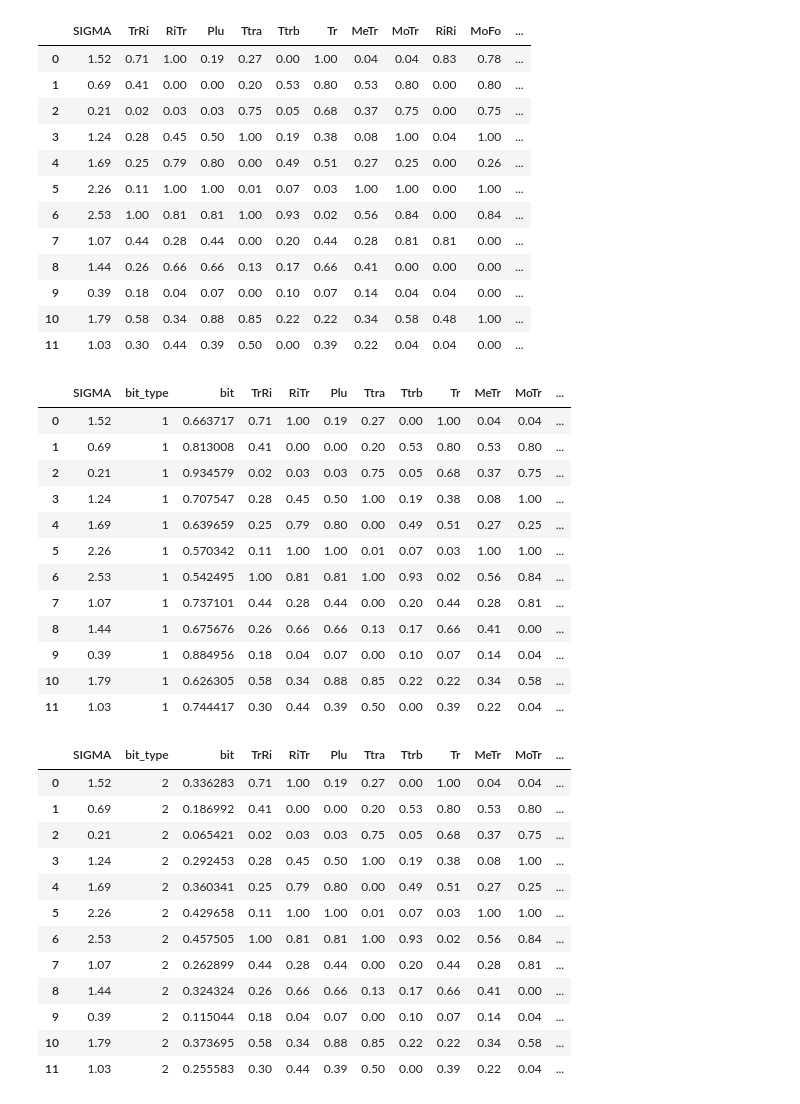
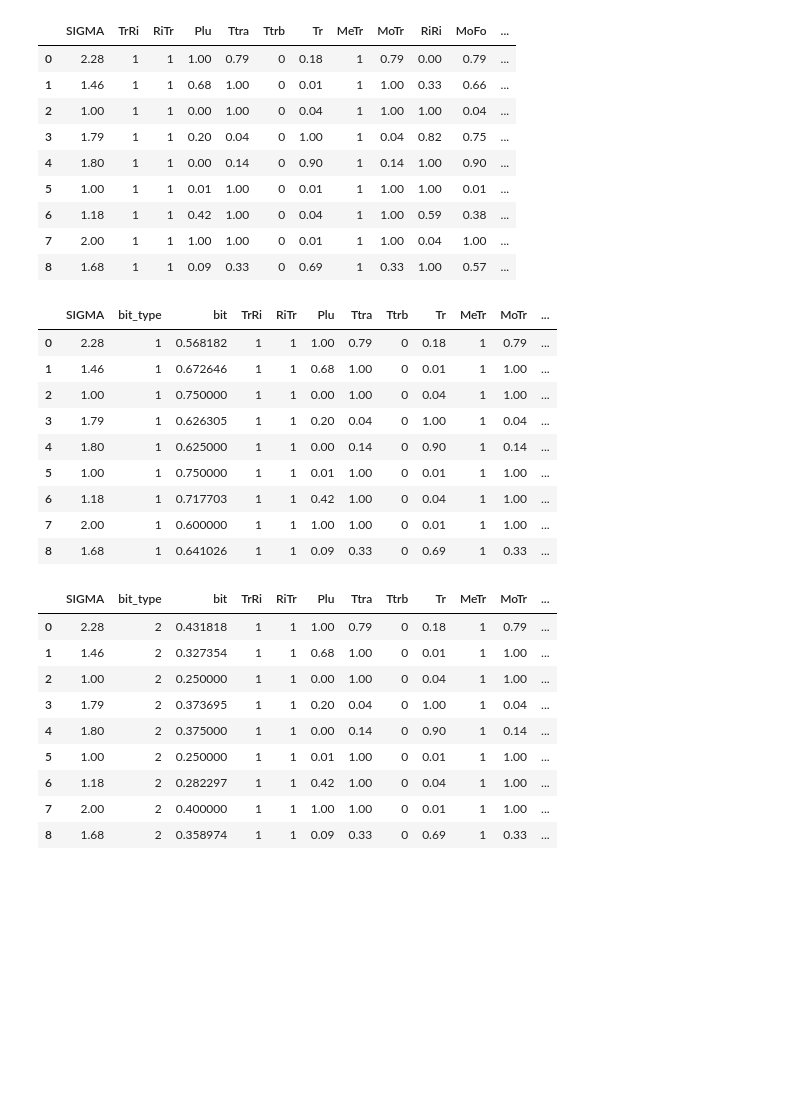
Before and after one commit to Ishikawa7/neural-network-with-fuzzified-inverter, a Jupyter notebook: bits_and_targets.ipynb, the cells around one changed output. Cells and saved outputs as stored; diff of their text form; code cells hidden in the pictures; blank space fills up the shorter version.

```diff
--- a/bits_and_targets.ipynb
+++ b/bits_and_targets.ipynb
@@ -1,25 +1,22 @@
 # %%
 import pandas as pd
 # %%
-soggetto = "soggetto_8"
+soggetto = "soggetto_7"
 # %%
 # read csv
-df = pd.read_csv(soggetto + '.csv')
+df = pd.read_csv("Datasets/" + soggetto + '.csv')
 df
 # %% [output]
 |  | SIGMA | TrRi | RiTr | Plu | Ttra | Ttrb | Tr | MeTr | MoTr | RiRi | MoFo | ... |
-| 0 | 1.52 | 0.71 | 1.00 | 0.19 | 0.27 | 0.00 | 1.00 | 0.04 | 0.04 | 0.83 | 0.78 | ... |
-| 1 | 0.69 | 0.41 | 0.00 | 0.00 | 0.20 | 0.53 | 0.80 | 0.53 | 0.80 | 0.00 | 0.80 | ... |
-| 2 | 0.21 | 0.02 | 0.03 | 0.03 | 0.75 | 0.05 | 0.68 | 0.37 | 0.75 | 0.00 | 0.75 | ... |
-| 3 | 1.24 | 0.28 | 0.45 | 0.50 | 1.00 | 0.19 | 0.38 | 0.08 | 1.00 | 0.04 | 1.00 | ... |
-| 4 | 1.69 | 0.25 | 0.79 | 0.80 | 0.00 | 0.49 | 0.51 | 0.27 | 0.25 | 0.00 | 0.26 | ... |
-| 5 | 2.26 | 0.11 | 1.00 | 1.00 | 0.01 | 0.07 | 0.03 | 1.00 | 1.00 | 0.00 | 1.00 | ... |
-| 6 | 2.53 | 1.00 | 0.81 | 0.81 | 1.00 | 0.93 | 0.02 | 0.56 | 0.84 | 0.00 | 0.84 | ... |
-| 7 | 1.07 | 0.44 | 0.28 | 0.44 | 0.00 | 0.20 | 0.44 | 0.28 | 0.81 | 0.81 | 0.00 | ... |
-| 8 | 1.44 | 0.26 | 0.66 | 0.66 | 0.13 | 0.17 | 0.66 | 0.41 | 0.00 | 0.00 | 0.00 | ... |
-| 9 | 0.39 | 0.18 | 0.04 | 0.07 | 0.00 | 0.10 | 0.07 | 0.14 | 0.04 | 0.04 | 0.00 | ... |
-| 10 | 1.79 | 0.58 | 0.34 | 0.88 | 0.85 | 0.22 | 0.22 | 0.34 | 0.58 | 0.48 | 1.00 | ... |
-| 11 | 1.03 | 0.30 | 0.44 | 0.39 | 0.50 | 0.00 | 0.39 | 0.22 | 0.04 | 0.04 | 0.00 | ... |
+| 0 | 2.28 | 1 | 1 | 1.00 | 0.79 | 0 | 0.18 | 1 | 0.79 | 0.00 | 0.79 | ... |
+| 1 | 1.46 | 1 | 1 | 0.68 | 1.00 | 0 | 0.01 | 1 | 1.00 | 0.33 | 0.66 | ... |
+| 2 | 1.00 | 1 | 1 | 0.00 | 1.00 | 0 | 0.04 | 1 | 1.00 | 1.00 | 0.04 | ... |
+| 3 | 1.79 | 1 | 1 | 0.20 | 0.04 | 0 | 1.00 | 1 | 0.04 | 0.82 | 0.75 | ... |
+| 4 | 1.80 | 1 | 1 | 0.00 | 0.14 | 0 | 0.90 | 1 | 0.14 | 1.00 | 0.90 | ... |
+| 5 | 1.00 | 1 | 1 | 0.01 | 1.00 | 0 | 0.01 | 1 | 1.00 | 1.00 | 0.01 | ... |
+| 6 | 1.18 | 1 | 1 | 0.42 | 1.00 | 0 | 0.04 | 1 | 1.00 | 0.59 | 0.38 | ... |
+| 7 | 2.00 | 1 | 1 | 1.00 | 1.00 | 0 | 0.01 | 1 | 1.00 | 0.04 | 1.00 | ... |
+| 8 | 1.68 | 1 | 1 | 0.09 | 0.33 | 0 | 0.69 | 1 | 0.33 | 1.00 | 0.57 | ... |
 # %%
 # prepare empty dataframe
 df_input_1 = pd.DataFrame()
@@ -39,35 +36,29 @@ df_input_1 = pd.concat([df_input_1, df[df.columns[1:]]], axis=1)
 df_input_1
 # %% [output]
 |  | SIGMA | bit_type | bit | TrRi | RiTr | Plu | Ttra | Ttrb | Tr | MeTr | MoTr | ... |
-| 0 | 1.52 | 1 | 0.663717 | 0.71 | 1.00 | 0.19 | 0.27 | 0.00 | 1.00 | 0.04 | 0.04 | ... |
-| 1 | 0.69 | 1 | 0.813008 | 0.41 | 0.00 | 0.00 | 0.20 | 0.53 | 0.80 | 0.53 | 0.80 | ... |
-| 2 | 0.21 | 1 | 0.934579 | 0.02 | 0.03 | 0.03 | 0.75 | 0.05 | 0.68 | 0.37 | 0.75 | ... |
-| 3 | 1.24 | 1 | 0.707547 | 0.28 | 0.45 | 0.50 | 1.00 | 0.19 | 0.38 | 0.08 | 1.00 | ... |
-| 4 | 1.69 | 1 | 0.639659 | 0.25 | 0.79 | 0.80 | 0.00 | 0.49 | 0.51 | 0.27 | 0.25 | ... |
-| 5 | 2.26 | 1 | 0.570342 | 0.11 | 1.00 | 1.00 | 0.01 | 0.07 | 0.03 | 1.00 | 1.00 | ... |
-| 6 | 2.53 | 1 | 0.542495 | 1.00 | 0.81 | 0.81 | 1.00 | 0.93 | 0.02 | 0.56 | 0.84 | ... |
-| 7 | 1.07 | 1 | 0.737101 | 0.44 | 0.28 | 0.44 | 0.00 | 0.20 | 0.44 | 0.28 | 0.81 | ... |
-| 8 | 1.44 | 1 | 0.675676 | 0.26 | 0.66 | 0.66 | 0.13 | 0.17 | 0.66 | 0.41 | 0.00 | ... |
-| 9 | 0.39 | 1 | 0.884956 | 0.18 | 0.04 | 0.07 | 0.00 | 0.10 | 0.07 | 0.14 | 0.04 | ... |
-| 10 | 1.79 | 1 | 0.626305 | 0.58 | 0.34 | 0.88 | 0.85 | 0.22 | 0.22 | 0.34 | 0.58 | ... |
-| 11 | 1.03 | 1 | 0.744417 | 0.30 | 0.44 | 0.39 | 0.50 | 0.00 | 0.39 | 0.22 | 0.04 | ... |
+| 0 | 2.28 | 1 | 0.568182 | 1 | 1 | 1.00 | 0.79 | 0 | 0.18 | 1 | 0.79 | ... |
+| 1 | 1.46 | 1 | 0.672646 | 1 | 1 | 0.68 | 1.00 | 0 | 0.01 | 1 | 1.00 | ... |
+| 2 | 1.00 | 1 | 0.750000 | 1 | 1 | 0.00 | 1.00 | 0 | 0.04 | 1 | 1.00 | ... |
+| 3 | 1.79 | 1 | 0.626305 | 1 | 1 | 0.20 | 0.04 | 0 | 1.00 | 1 | 0.04 | ... |
+| 4 | 1.80 | 1 | 0.625000 | 1 | 1 | 0.00 | 0.14 | 0 | 0.90 | 1 | 0.14 | ... |
+| 5 | 1.00 | 1 | 0.750000 | 1 | 1 | 0.01 | 1.00 | 0 | 0.01 | 1 | 1.00 | ... |
+| 6 | 1.18 | 1 | 0.717703 | 1 | 1 | 0.42 | 1.00 | 0 | 0.04 | 1 | 1.00 | ... |
+| 7 | 2.00 | 1 | 0.600000 | 1 | 1 | 1.00 | 1.00 | 0 | 0.01 | 1 | 1.00 | ... |
+| 8 | 1.68 | 1 | 0.641026 | 1 | 1 | 0.09 | 0.33 | 0 | 0.69 | 1 | 0.33 | ... |
 # %%
 df_input_2 = pd.concat([df_input_2, df[df.columns[1:]]], axis=1)
 df_input_2
 # %% [output]
 |  | SIGMA | bit_type | bit | TrRi | RiTr | Plu | Ttra | Ttrb | Tr | MeTr | MoTr | ... |
-| 0 | 1.52 | 2 | 0.336283 | 0.71 | 1.00 | 0.19 | 0.27 | 0.00 | 1.00 | 0.04 | 0.04 | ... |
-| 1 | 0.69 | 2 | 0.186992 | 0.41 | 0.00 | 0.00 | 0.20 | 0.53 | 0.80 | 0.53 | 0.80 | ... |
-| 2 | 0.21 | 2 | 0.065421 | 0.02 | 0.03 | 0.03 | 0.75 | 0.05 | 0.68 | 0.37 | 0.75 | ... |
-| 3 | 1.24 | 2 | 0.292453 | 0.28 | 0.45 | 0.50 | 1.00 | 0.19 | 0.38 | 0.08 | 1.00 | ... |
-| 4 | 1.69 | 2 | 0.360341 | 0.25 | 0.79 | 0.80 | 0.00 | 0.49 | 0.51 | 0.27 | 0.25 | ... |
-| 5 | 2.26 | 2 | 0.429658 | 0.11 | 1.00 | 1.00 | 0.01 | 0.07 | 0.03 | 1.00 | 1.00 | ... |
-| 6 | 2.53 | 2 | 0.457505 | 1.00 | 0.81 | 0.81 | 1.00 | 0.93 | 0.02 | 0.56 | 0.84 | ... |
-| 7 | 1.07 | 2 | 0.262899 | 0.44 | 0.28 | 0.44 | 0.00 | 0.20 | 0.44 | 0.28 | 0.81 | ... |
-| 8 | 1.44 | 2 | 0.324324 | 0.26 | 0.66 | 0.66 | 0.13 | 0.17 | 0.66 | 0.41 | 0.00 | ... |
-| 9 | 0.39 | 2 | 0.115044 | 0.18 | 0.04 | 0.07 | 0.00 | 0.10 | 0.07 | 0.14 | 0.04 | ... |
-| 10 | 1.79 | 2 | 0.373695 | 0.58 | 0.34 | 0.88 | 0.85 | 0.22 | 0.22 | 0.34 | 0.58 | ... |
-| 11 | 1.03 | 2 | 0.255583 | 0.30 | 0.44 | 0.39 | 0.50 | 0.00 | 0.39 | 0.22 | 0.04 | ... |
+| 0 | 2.28 | 2 | 0.431818 | 1 | 1 | 1.00 | 0.79 | 0 | 0.18 | 1 | 0.79 | ... |
+| 1 | 1.46 | 2 | 0.327354 | 1 | 1 | 0.68 | 1.00 | 0 | 0.01 | 1 | 1.00 | ... |
+| 2 | 1.00 | 2 | 0.250000 | 1 | 1 | 0.00 | 1.00 | 0 | 0.04 | 1 | 1.00 | ... |
+| 3 | 1.79 | 2 | 0.373695 | 1 | 1 | 0.20 | 0.04 | 0 | 1.00 | 1 | 0.04 | ... |
+| 4 | 1.80 | 2 | 0.375000 | 1 | 1 | 0.00 | 0.14 | 0 | 0.90 | 1 | 0.14 | ... |
+| 5 | 1.00 | 2 | 0.250000 | 1 | 1 | 0.01 | 1.00 | 0 | 0.01 | 1 | 1.00 | ... |
+| 6 | 1.18 | 2 | 0.282297 | 1 | 1 | 0.42 | 1.00 | 0 | 0.04 | 1 | 1.00 | ... |
+| 7 | 2.00 | 2 | 0.400000 | 1 | 1 | 1.00 | 1.00 | 0 | 0.01 | 1 | 1.00 | ... |
+| 8 | 1.68 | 2 | 0.358974 | 1 | 1 | 0.09 | 0.33 | 0 | 0.69 | 1 | 0.33 | ... |
 # %%
 df_input = pd.concat([df_input_1,df_input_2], axis=0)
 df_input.sort_index(inplace=True)
```
Also changed, not shown: parts of 4 cells of this notebook, 19 other files.
